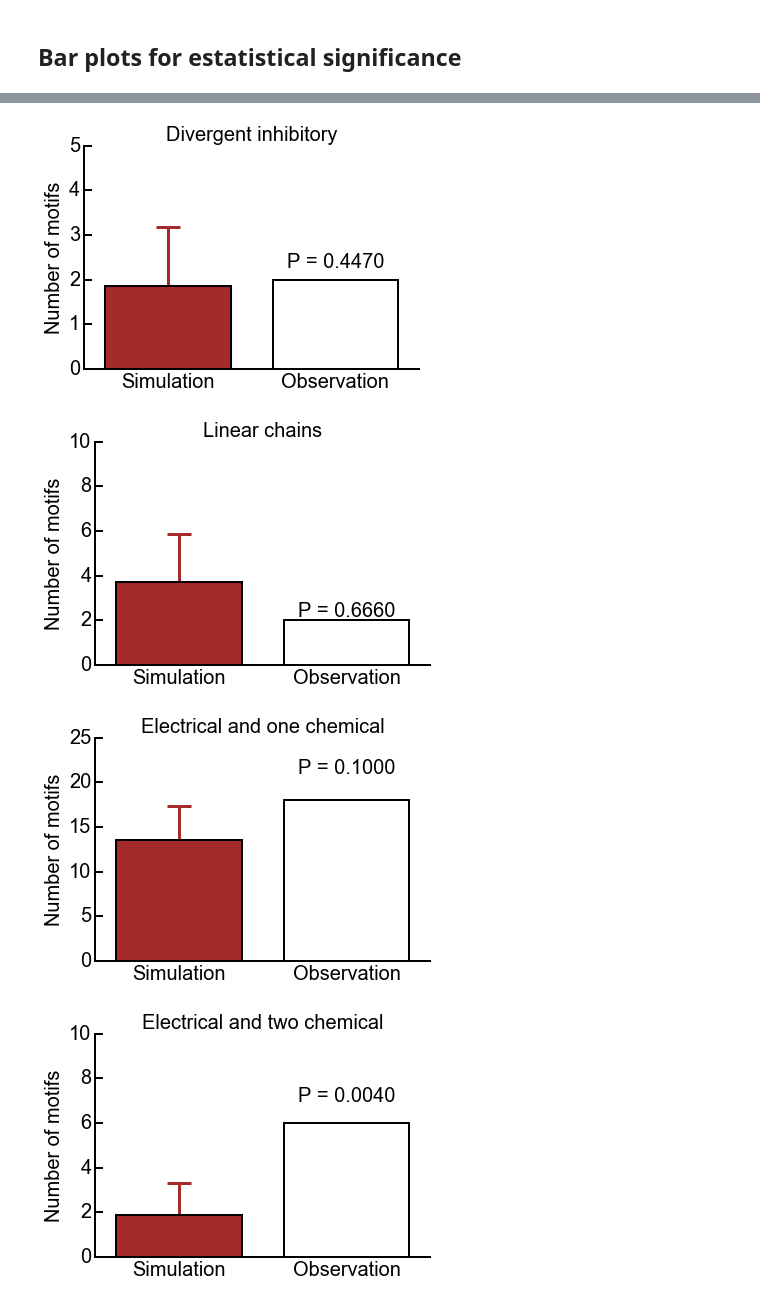
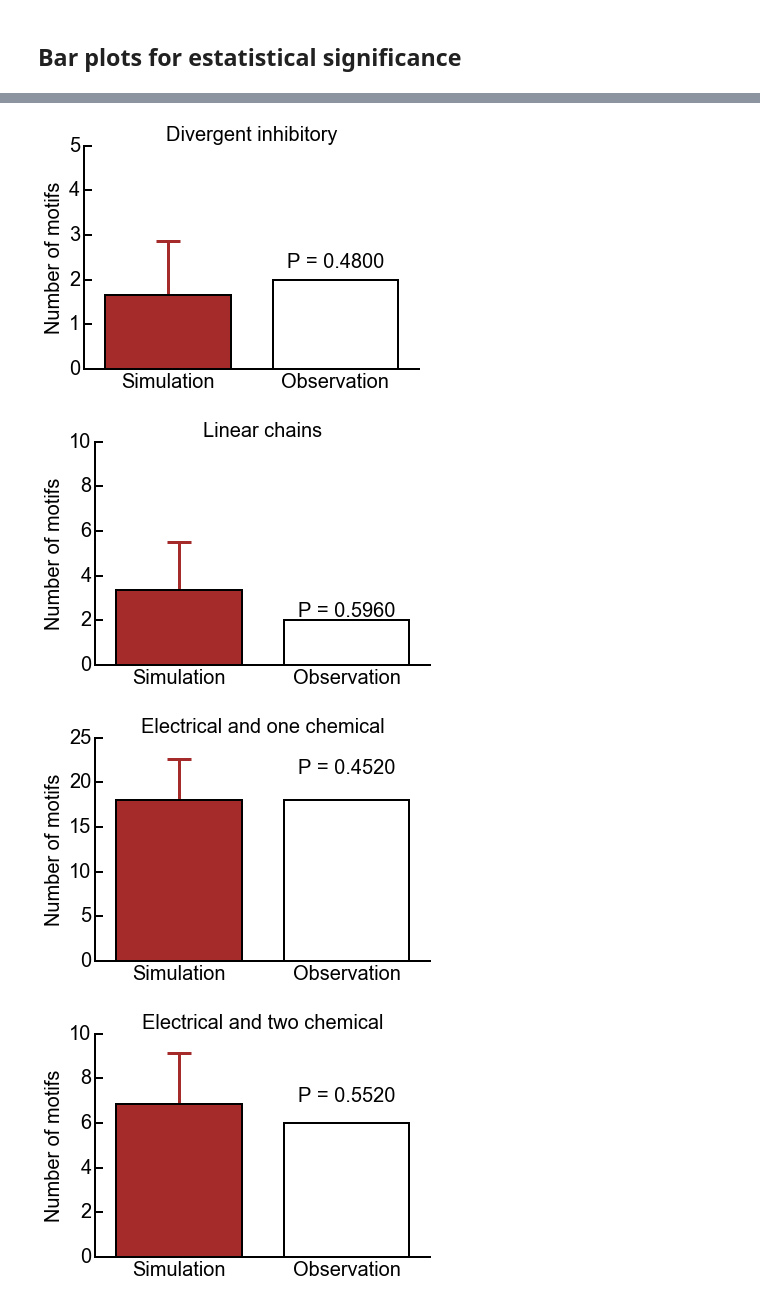
Before and after one commit to ClaudiaEsp/inet, a Jupyter notebook: Analysis/Distance-dependent model for inhibitory synaptic connections.ipynb, the cells around one changed output, grey strips where cells are left out. Saved outputs shown, nothing was run; the diff lists cells and outputs as text; code cells hidden in the pictures.

```diff
--- a/Analysis/Distance-dependent model for inhibitory synaptic connections.ipynb
+++ b/Analysis/Distance-dependent model for inhibitory synaptic connections.ipynb
@@ -183,49 +171,49 @@ fig.savefig('ii_con.pdf')
 fig = figure()
 ax = fig.add_subplot(111)
 
-ax = barplot(simulation = unimodel.ndiv, n_found = mydataset.motif.ii_div_found, larger=0);
+ax = barplot(simulation = sigmodel.ndiv, n_found = mydataset.motif.ii_div_found, larger=0);
 ax.set_title('Divergent inhibitory',  size=20);
 ax.set_ylim(ymin=0, ymax=5);
 ax.tick_params(labelsize=20)
 
-fig.savefig('ii_div.pdf')
+fig.savefig('ii_div_dist.pdf')
 # %% [output]
-[figure, old version]
+[figure, new version]
 # %%
 fig = figure()
 ax = fig.add_subplot(111)
 
-ax = barplot(simulation = unimodel.nlin, n_found = mydataset.motif.ii_lin_found, larger=1);
+ax = barplot(simulation = sigmodel.nlin, n_found = mydataset.motif.ii_lin_found, larger=1);
 ax.set_title('Linear chains',  size=20);
 ax.set_ylim(ymin=0, ymax=10);
 ax.tick_params(labelsize=20)
 
-fig.savefig('ii_chain.pdf')
+fig.savefig('ii_chain_dist.pdf')
 
 #pii_chain # change this value in the plot!
 # %% [output]
-[figure, old version]
+[figure, new version]
 # %%
 fig = figure()
 ax = fig.add_subplot(111)
 
-ax = barplot(simulation = unimodel.nc1e, n_found = mydataset.motif.ii_c1e_found, larger=1);
+ax = barplot(simulation = sigmodel.nc1e, n_found = mydataset.motif.ii_c1e_found, larger=1);
 ax.set_title('Electrical and one chemical',  size=20);
 ax.set_ylim(ymax=25);
 ax.tick_params(labelsize=20)
 
-fig.savefig('ii_c1e.pdf')
+fig.savefig('ii_c1e_dist.pdf')
 # %% [output]
-[figure, old version]
+[figure, new version]
 # %%
 fig = figure(5)
 ax = fig.add_subplot(111)
 
-ax = barplot(simulation = unimodel.nc2e, n_found = mydataset.motif.ii_c2e_found, larger=1);
+ax = barplot(simulation = sigmodel.nc2e, n_found = mydataset.motif.ii_c2e_found, larger=1);
 ax.set_title('Electrical and two chemical',  size=20);
 ax.set_ylim(ymin  = 0, ymax=10);
 ax.tick_params(labelsize=20)
 
-fig.savefig('ii_c2d.pdf')
+fig.savefig('ii_c2d_dist.pdf')
 # %% [output]
-[figure, old version]
+[figure, new version]
```
Also changed, not shown: parts of 9 cells of this notebook, 1 other file.
